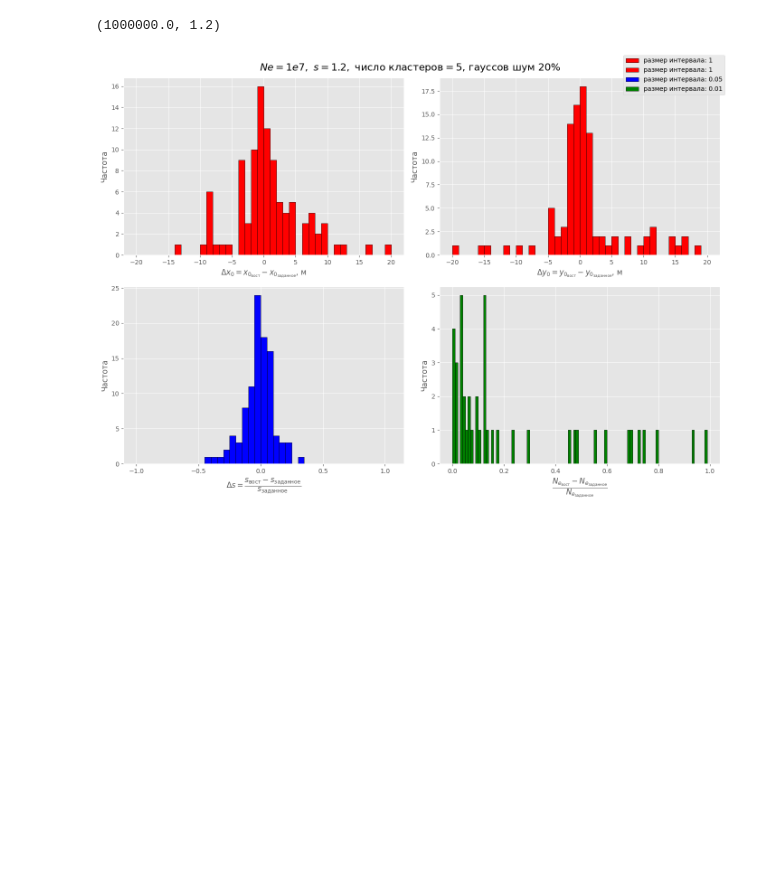
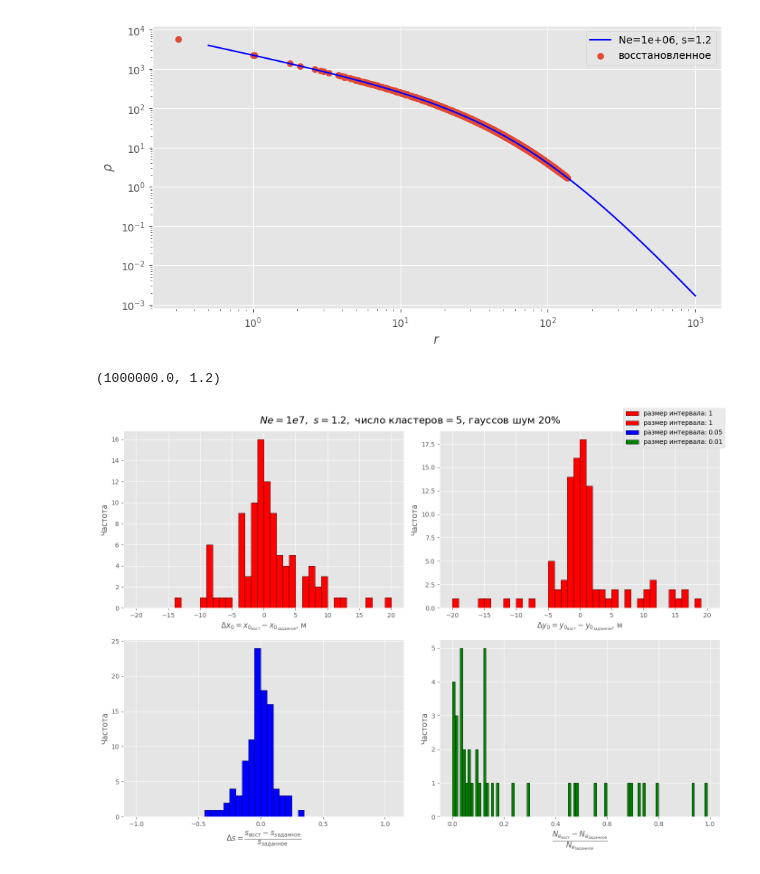
Before and after one commit to matalhim/sdf, a Jupyter notebook: corsika/testing.ipynb, the cells around one changed output. Saved outputs shown, nothing was run; the diff lists cells and outputs as text; code cells hidden in the pictures; blank space fills up the shorter version.

```diff
--- a/corsika/testing.ipynb
+++ b/corsika/testing.ipynb
@@ -146,3 +190,42 @@ plt.show()
+# %%
+r_opt_array = []
+rho_opt_array = []
+
+for i in range(len(X0_opt_array)):
+    # Получаем оптимизированные параметры для текущего события
+    X0 = X0_opt_array[i]
+    Y0 = Y0_opt_array[i]
+    Ne = Ne_opt_array[i]
+    s = s_opt_array[i]
+
+    # Вычисляем r и rho с оптимизированными параметрами
+    r = compute_r(X0, Y0, Z0, theta, phi, coordinates_df)
+    rho = rho_model(r, Ne, s)
+
+    # Сохраняем результаты
+    r_opt_array.append(r)
+    rho_opt_array.append(rho)
+
+# Преобразуем списки в numpy массивы
+r_opt_array = np.array(r_opt_array)
+rho_opt_array = np.array(rho_opt_array)
+# %%
+r = np.arange(0, 1e3, 0.5)
+rho = rho_model(r, Ne, s)
+
+plt.figure(figsize=(10, 5))
+plt.plot(r, rho, label=f"Ne={Ne:.0e}, s={s}", color='b')
+
+plt.scatter(r_opt_array, rho_opt_array, label="восстановленное")
+
+plt.xscale("log")
+plt.yscale("log")
+plt.xlabel(r"$r$")
+plt.ylabel(r"$\rho$")
+plt.legend()
+plt.show()
+# %% [output]
+[figure, added]
 # %%
 def add_noise(rho, noise_level=0.1):
     """Добавляет гауссов шум к значениям rho"""
```
Also changed, not shown: parts of 9 cells of this notebook, 6 other files.
